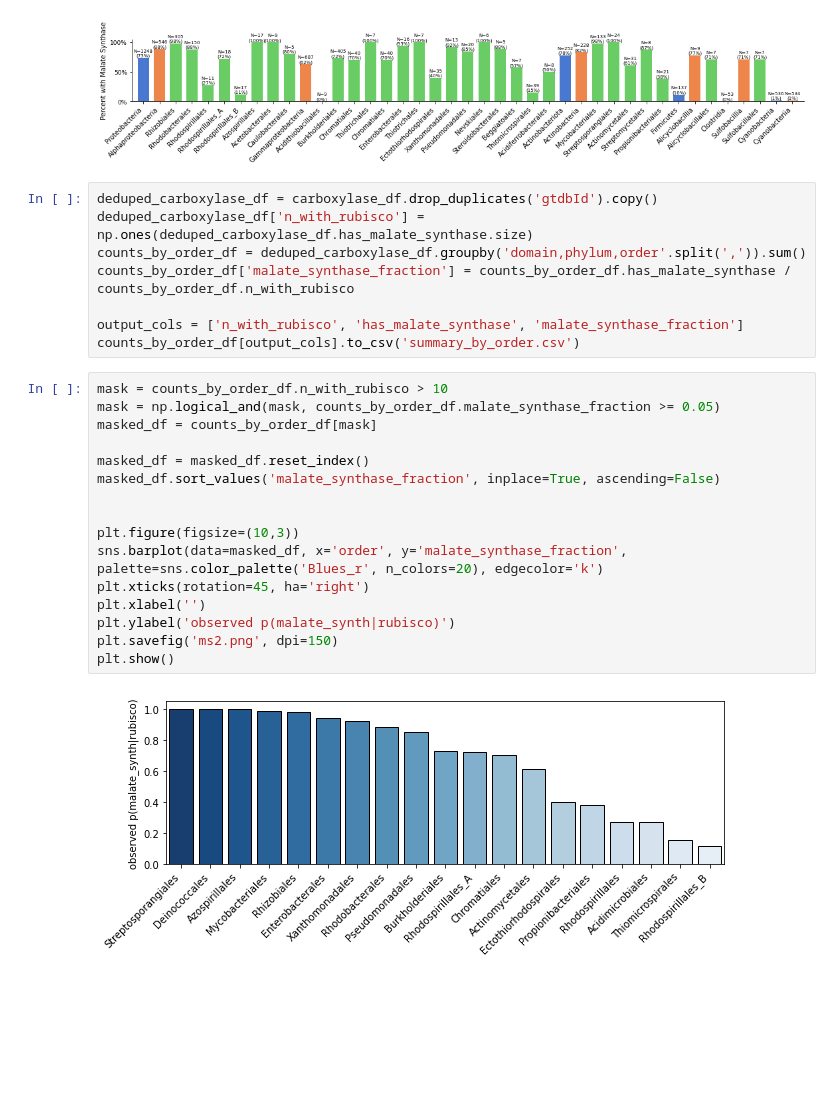
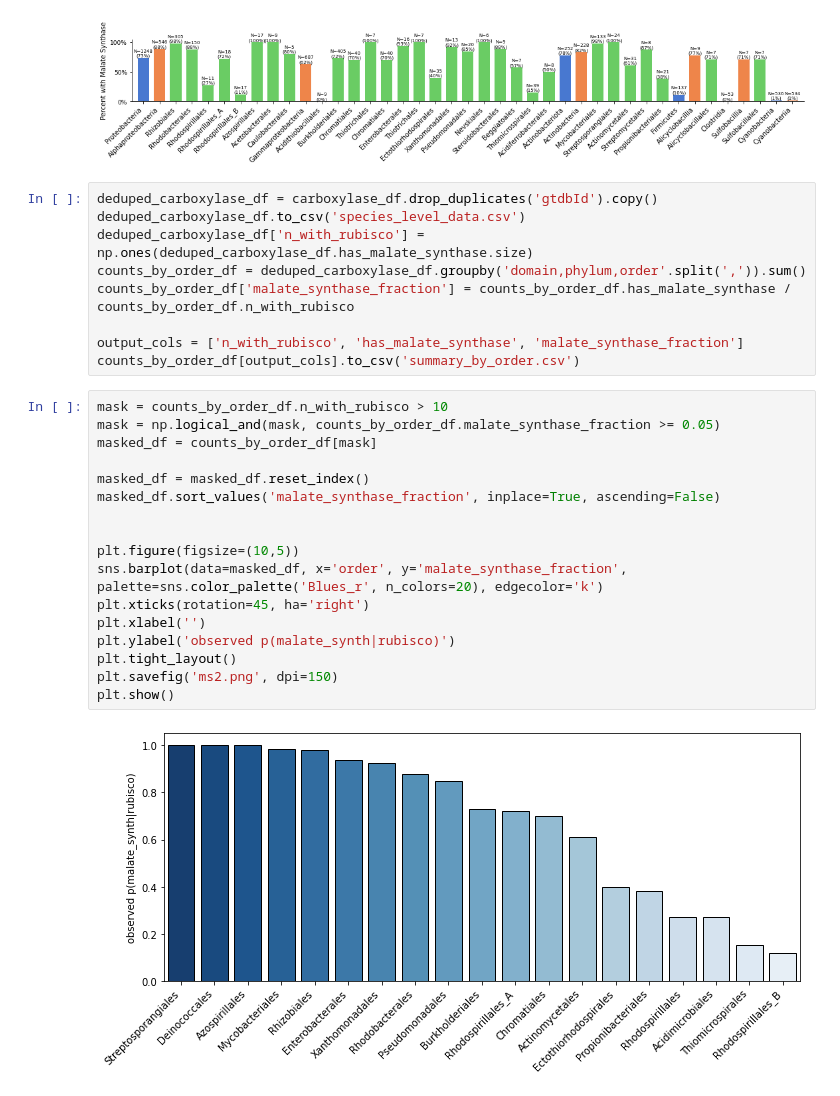
Before and after one commit to flamholz/malate_synthase, a Jupyter notebook: pipeline/01_plot_co_occurrence.ipynb, the cells around one changed output. Cells and saved outputs as stored; diff of their text form; blank space fills up the shorter version.

Commit message:
Add a species-level output file

```diff
--- a/pipeline/01_plot_co_occurrence.ipynb
+++ b/pipeline/01_plot_co_occurrence.ipynb
@@ -168,6 +168,7 @@ plt.show()
 [figure]
 # %%
 deduped_carboxylase_df = carboxylase_df.drop_duplicates('gtdbId').copy()
+deduped_carboxylase_df.to_csv('species_level_data.csv')
 deduped_carboxylase_df['n_with_rubisco'] = np.ones(deduped_carboxylase_df.has_malate_synthase.size)
 counts_by_order_df = deduped_carboxylase_df.groupby('domain,phylum,order'.split(',')).sum()
 counts_by_order_df['malate_synthase_fraction'] = counts_by_order_df.has_malate_synthase / counts_by_order_df.n_with_rubisco
@@ -177,18 +178,19 @@ counts_by_order_df[output_cols].to_csv('summary_by_order.csv')
 # %%
 mask = counts_by_order_df.n_with_rubisco > 10
 mask = np.logical_and(mask, counts_by_order_df.malate_synthase_fraction >= 0.05)
 masked_df = counts_by_order_df[mask]
 
 masked_df = masked_df.reset_index()
 masked_df.sort_values('malate_synthase_fraction', inplace=True, ascending=False)
 
 
-plt.figure(figsize=(10,3))
+plt.figure(figsize=(10,5))
 sns.barplot(data=masked_df, x='order', y='malate_synthase_fraction', palette=sns.color_palette('Blues_r', n_colors=20), edgecolor='k')
 plt.xticks(rotation=45, ha='right')
 plt.xlabel('')
 plt.ylabel('observed p(malate_synth|rubisco)')
+plt.tight_layout()
 plt.savefig('ms2.png', dpi=150)
 plt.show()
 # %% [output]
-[figure, old version]
+[figure, new version]
```
Also changed, not shown: 1 other file.
